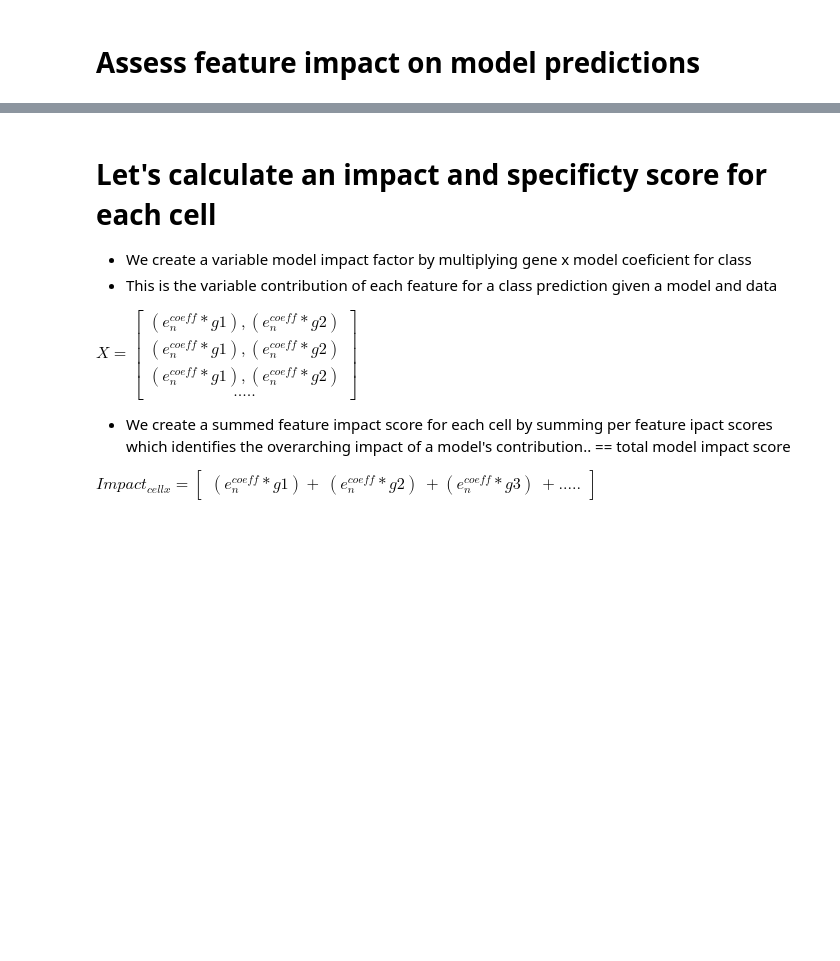
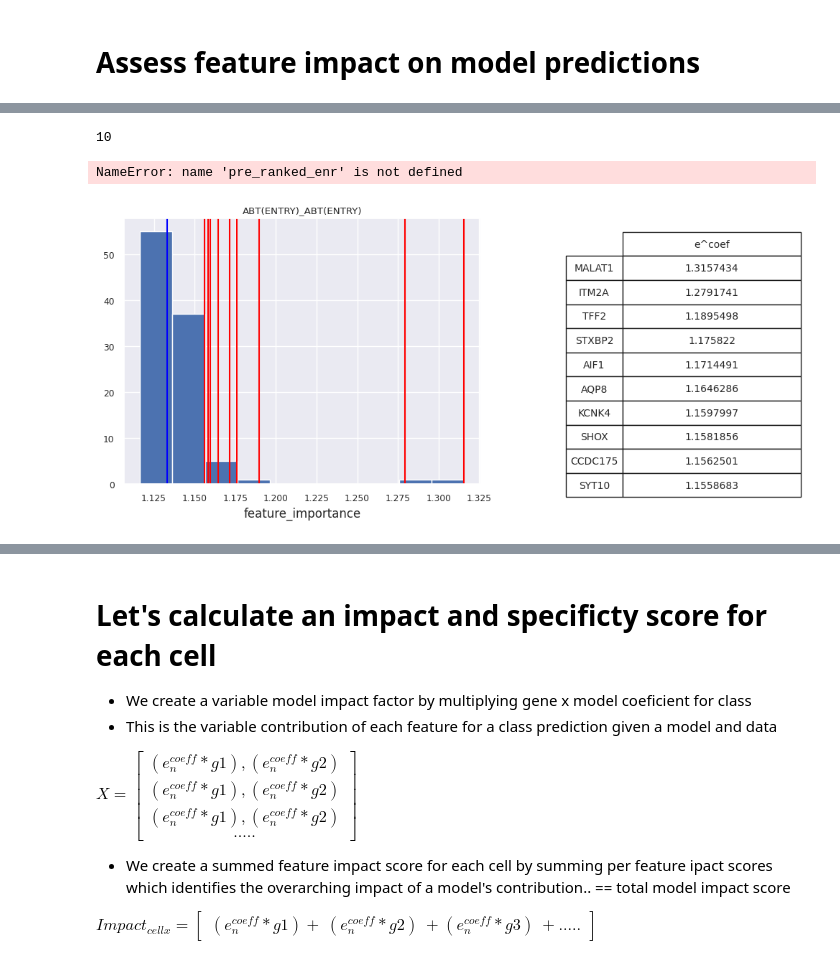
Before and after one commit to haniffalab/scENTInEL, a Jupyter notebook: example_notebooks/transductive_learning_example.ipynb, the cells around one changed output, grey strips where cells are left out. Cells and saved outputs as stored; diff of their text form; code cells hidden in the pictures; blank space fills up the shorter version.

```diff
--- a/example_notebooks/transductive_learning_example.ipynb
+++ b/example_notebooks/transductive_learning_example.ipynb
@@ -284,9 +265,13 @@ for classes in class_plot: #['pDC precursor_ys_HL','AEC_ys_HL']:
 # %%
 # if using a low-dim model like PCA or ldVAE which has a weights layer
 # top_loadings = compute_weighted_impact(varm_file = '/nfs/team205/ig7/projects/fetal_skin/3_160523_probabillistic_projection_organoid_adt_fetl/A2_V2_ldvae_models/v3_ldvae_obsm_weights.csv',top_loadings =  top_loadings, threshold=0.05)
 
 for class_lin in top_loadings['class'].unique():
-    scent.model_class_feature_plots(top_loadings, [class_lin], 'weighted_impact','e^coef',max_len= 20,title = lineage)
-    scent.analyze_and_plot(top_loadings,class_lin, max_len=20, pre_ranked=True, database='GO_Biological_Process_2021', cutoff=0.25, min_s=5)
+    scent.model_class_feature_plots(top_loadings, [class_lin], 'e^coef','e^coef',max_len= 20,title = class_lin)
+    scent.analyze_and_plot_feat_gsea(top_loadings,class_lin, max_len=20, pre_ranked=True, database='GO_Biological_Process_2021', cutoff=0.25, min_s=5)
+# %% [output]
+10
+NameError: name 'pre_ranked_enr' is not defined
+[figure, added]
 # %%
 list(top_loadings['class'].unique())
```
Also changed, not shown: parts of 7 cells of this notebook, 5 other files.
